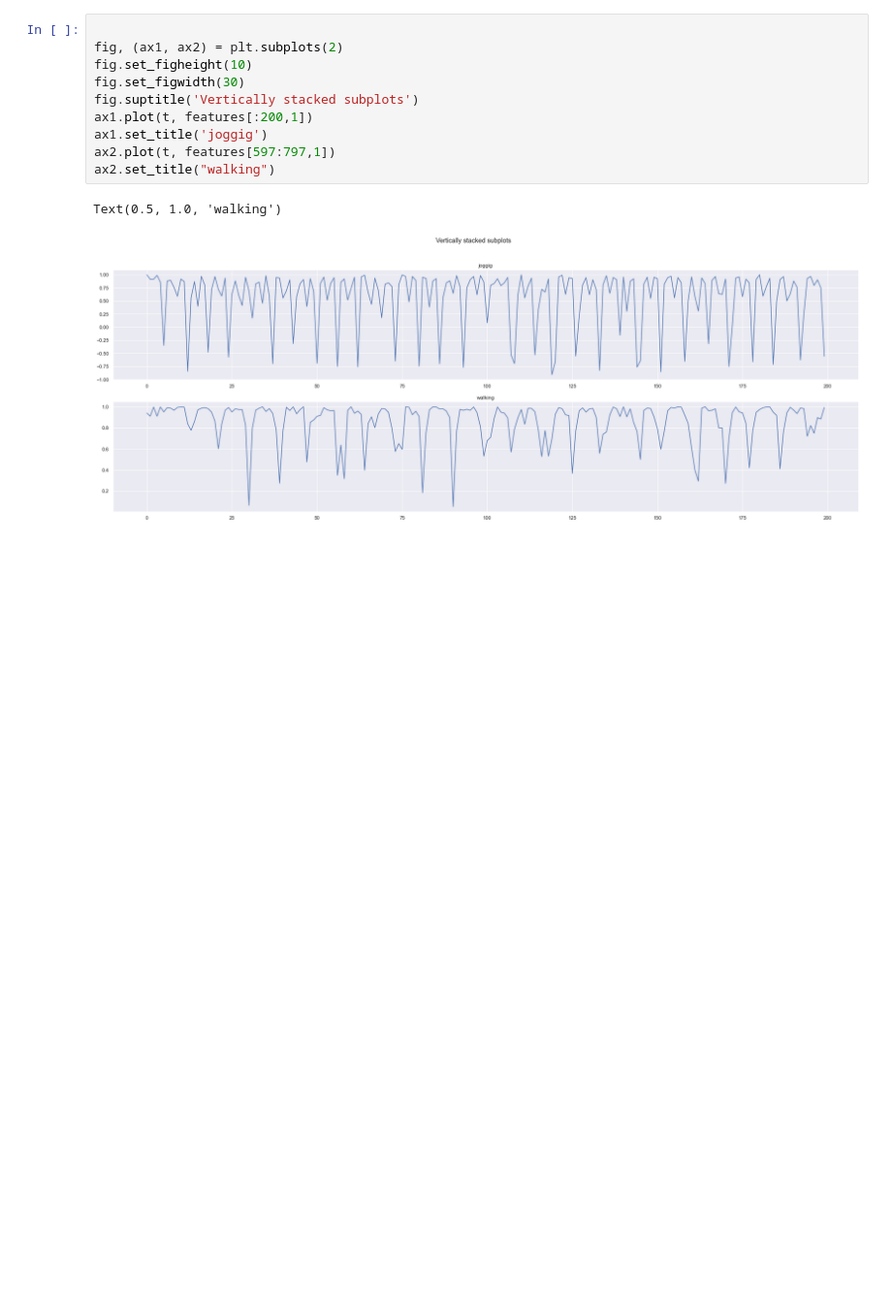
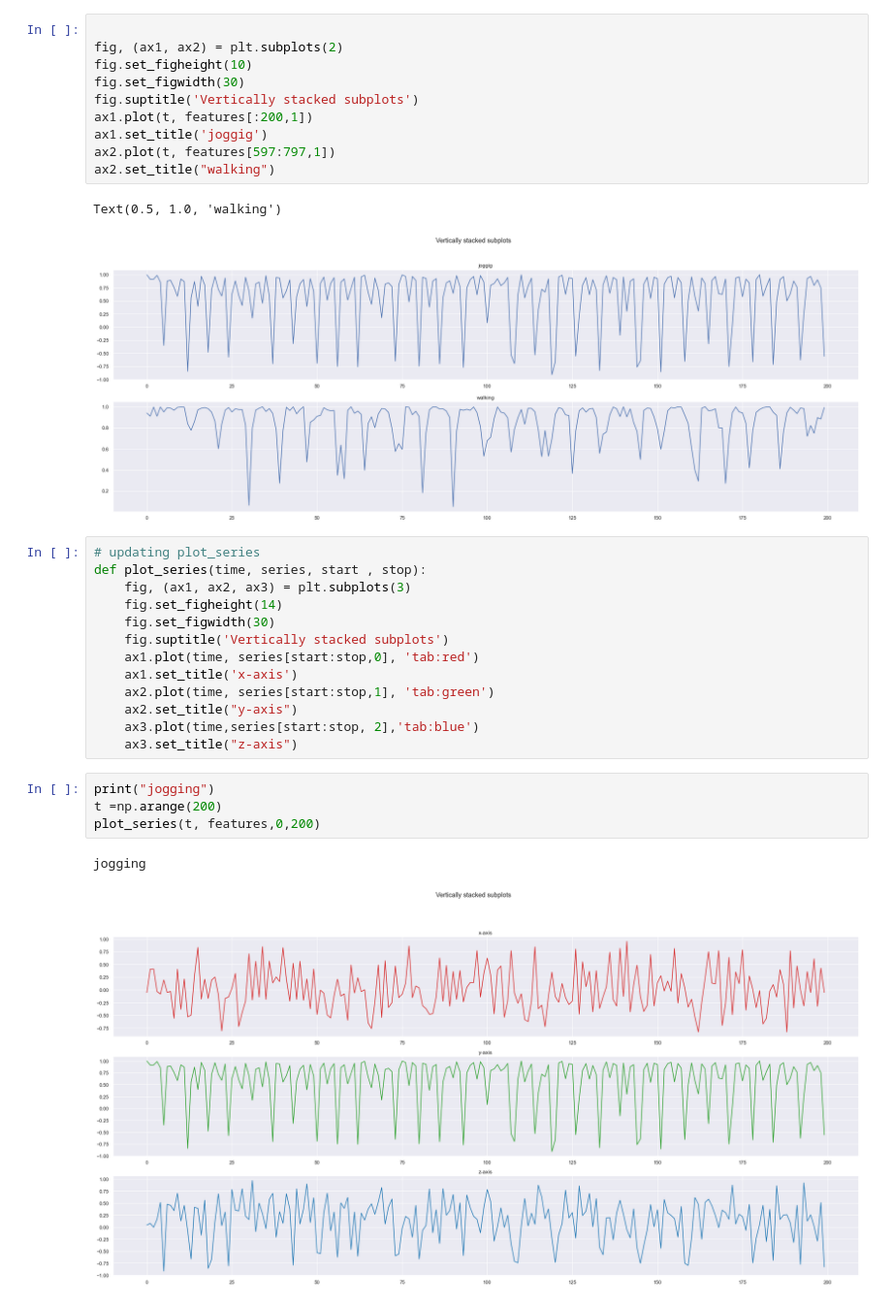
Before and after one commit to AkhilVinayakp/HAR_LSTM_CNN, a Jupyter notebook: preprocessing.ipynb, the cells around one changed output. Shown at 97% size. Cells and saved outputs as stored; diff of their text form; blank space fills up the shorter version.

```diff
--- a/preprocessing.ipynb
+++ b/preprocessing.ipynb
@@ -192,3 +192,23 @@ ax2.set_title("walking")
 # %% [output]
 Text(0.5, 1.0, 'walking')
 [figure]
+# %%
+# updating plot_series
+def plot_series(time, series, start , stop):
+    fig, (ax1, ax2, ax3) = plt.subplots(3)
+    fig.set_figheight(14)
+    fig.set_figwidth(30)
+    fig.suptitle('Vertically stacked subplots')
+    ax1.plot(time, series[start:stop,0], 'tab:red')
+    ax1.set_title('x-axis')
+    ax2.plot(time, series[start:stop,1], 'tab:green')
+    ax2.set_title("y-axis")
+    ax3.plot(time,series[start:stop, 2],'tab:blue')
+    ax3.set_title("z-axis")
+# %%
+print("jogging")
+t =np.arange(200)
+plot_series(t, features,0,200)
+# %% [output]
+jogging
+[figure, added]
```
Also changed, not shown: parts of 1 cell of this notebook.
